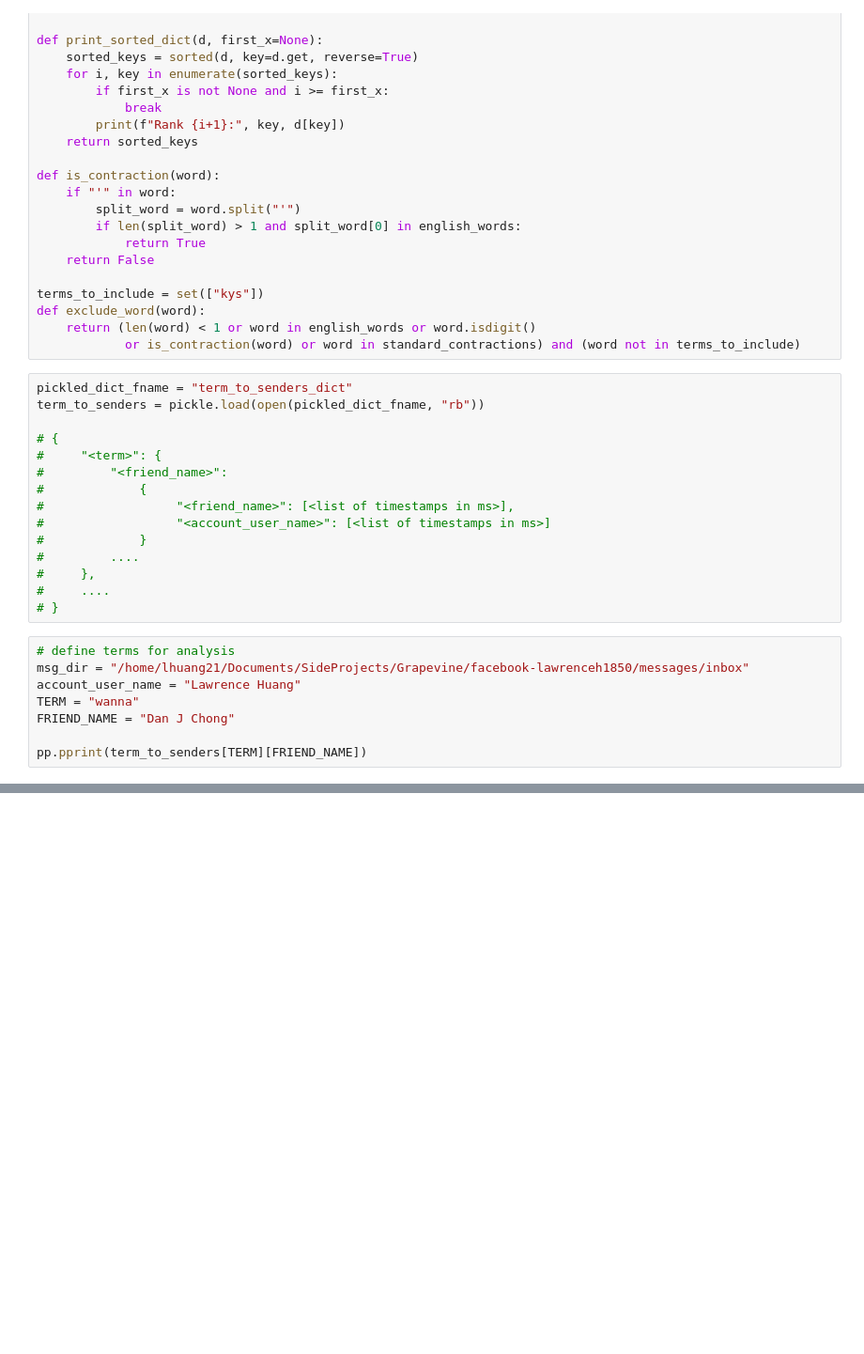
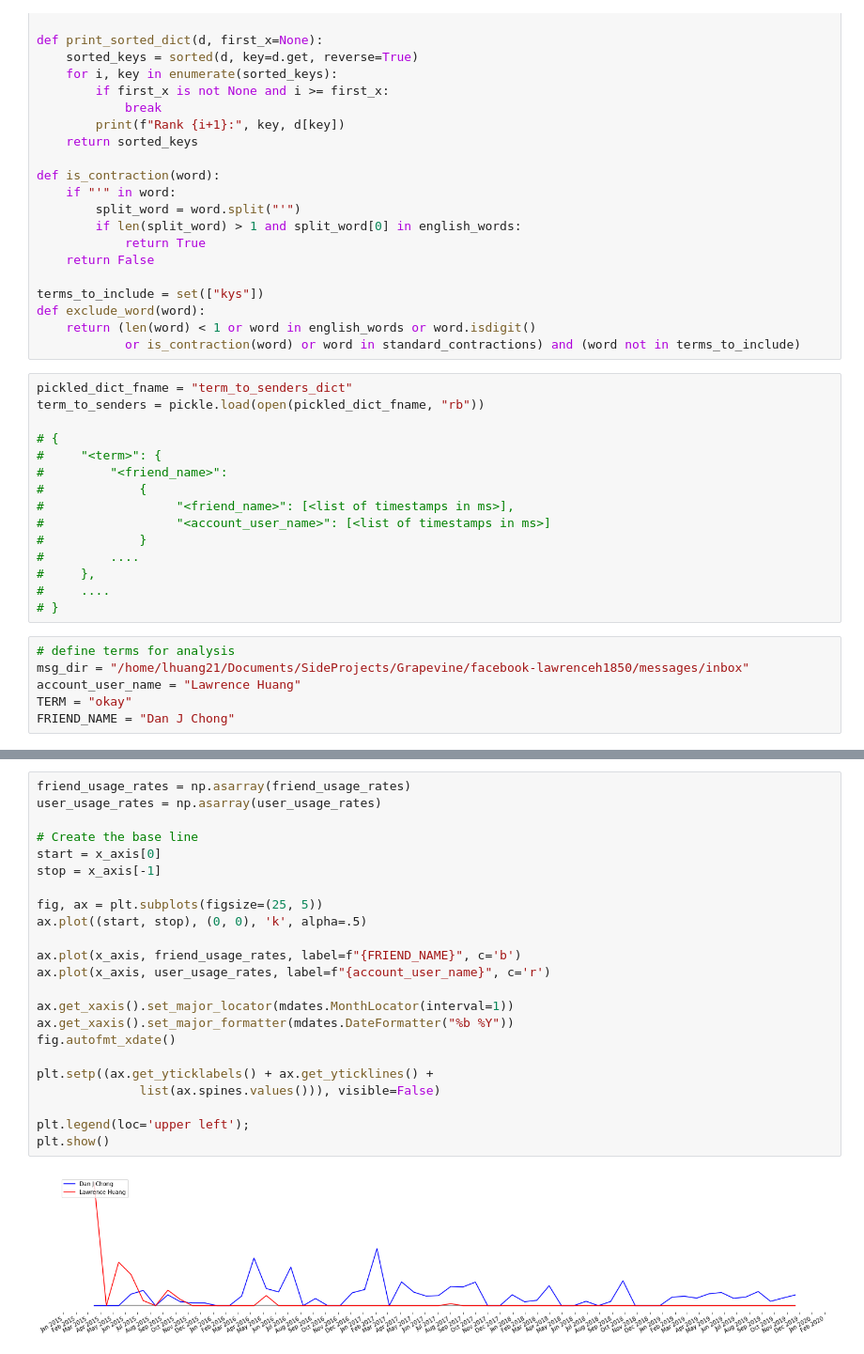
Before and after one commit to EliSilvert/Social-Media-Data-Analysis, a Jupyter notebook: Slang_influence_calculations.ipynb, the cells around one changed output, grey strips where cells are left out. Shown at 94% size. Drawn from its saved outputs; the diff is of its cells as text; blank space fills up the shorter version.

Commit message:
rates of usage calculated and visualized

```diff
--- a/Slang_influence_calculations.ipynb
+++ b/Slang_influence_calculations.ipynb
@@ -99,7 +107,5 @@ term_to_senders = pickle.load(open(pickled_dict_fname, "rb"))
 # define terms for analysis
 msg_dir = "/home/lhuang21/Documents/SideProjects/Grapevine/facebook-lawrenceh1850/messages/inbox"
 account_user_name = "Lawrence Huang"
-TERM = "wanna"
+TERM = "okay"
 FRIEND_NAME = "Dan J Chong"
-
-pp.pprint(term_to_senders[TERM][FRIEND_NAME])
@@ -207,0 +239,25 @@ term_freq_avg(START_MS, END_MS, "you", FRIEND_NAME, msg_dir)
+# %%
+friend_usage_rates = np.asarray(friend_usage_rates)
+user_usage_rates = np.asarray(user_usage_rates)
+
+# Create the base line
+start = x_axis[0]
+stop = x_axis[-1]
+
+fig, ax = plt.subplots(figsize=(25, 5))
+ax.plot((start, stop), (0, 0), 'k', alpha=.5)
+
+ax.plot(x_axis, friend_usage_rates, label=f"{FRIEND_NAME}", c='b')
+ax.plot(x_axis, user_usage_rates, label=f"{account_user_name}", c='r')
+
+ax.get_xaxis().set_major_locator(mdates.MonthLocator(interval=1))
+ax.get_xaxis().set_major_formatter(mdates.DateFormatter("%b %Y"))
+fig.autofmt_xdate()
+
+plt.setp((ax.get_yticklabels() + ax.get_yticklines() +
+              list(ax.spines.values())), visible=False)
+
+plt.legend(loc='upper left');
+plt.show()
+# %% [output]
+[figure, added]
```
Also changed, not shown: parts of 4 cells of this notebook, 1 other file.
